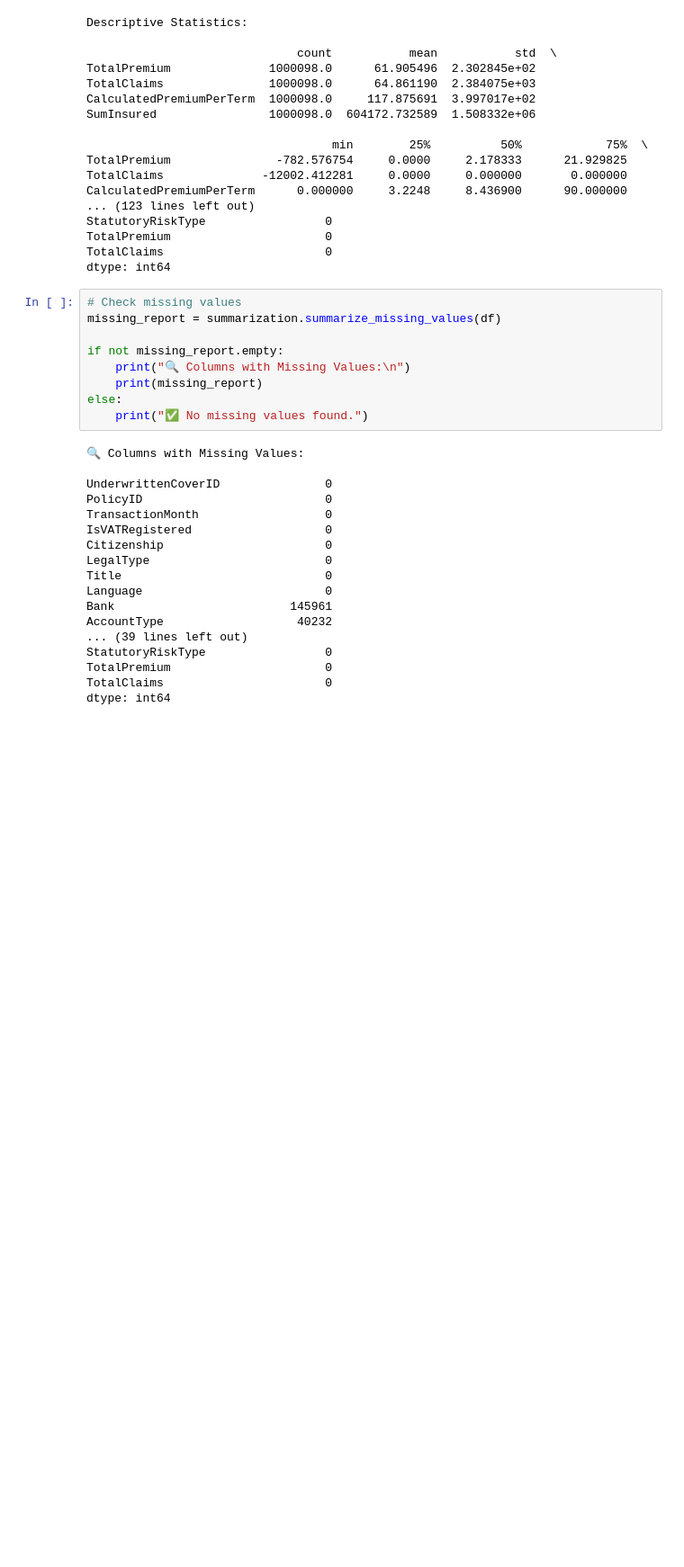
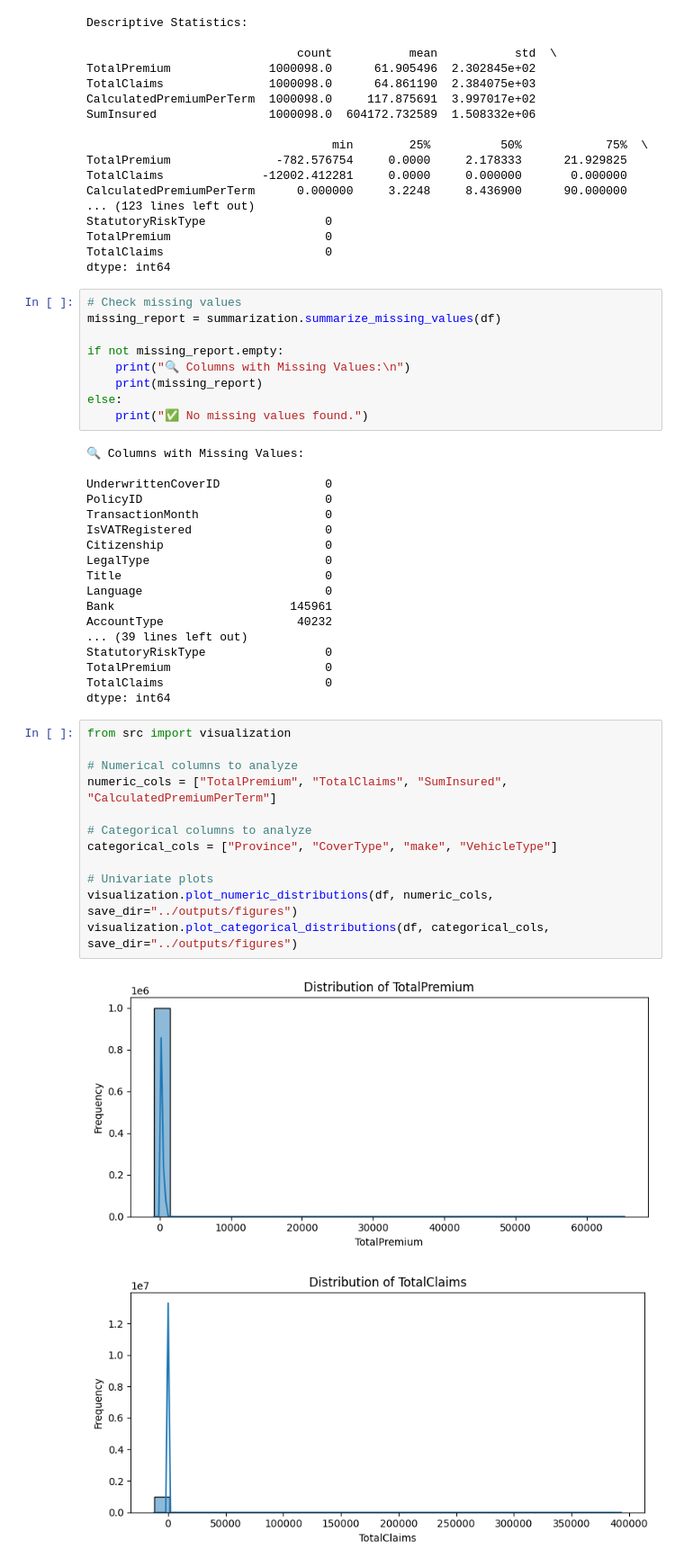
Before and after one commit to sossyh/End-to-End-Insurance-Risk-Analytics-Predictive-Modeling, a Jupyter notebook: notebooks/01_eda.ipynb, the cells around one changed output. Shown at 90% size. Drawn from its saved outputs; the diff is of its cells as text; blank space fills up the shorter version.

```diff
--- a/notebooks/01_eda.ipynb
+++ b/notebooks/01_eda.ipynb
@@ -73,3 +73,18 @@ StatutoryRiskType                 0
 TotalPremium                      0
 TotalClaims                       0
 dtype: int64
+# %%
+from src import visualization
+
+# Numerical columns to analyze
+numeric_cols = ["TotalPremium", "TotalClaims", "SumInsured", "CalculatedPremiumPerTerm"]
+
+# Categorical columns to analyze
+categorical_cols = ["Province", "CoverType", "make", "VehicleType"]
+
+# Univariate plots
+visualization.plot_numeric_distributions(df, numeric_cols, save_dir="../outputs/figures")
+visualization.plot_categorical_distributions(df, categorical_cols, save_dir="../outputs/figures")
+# %% [output]
+[figure, added]
+[figure, added]
```
Also changed, not shown: parts of 5 cells of this notebook, 24 other files.
